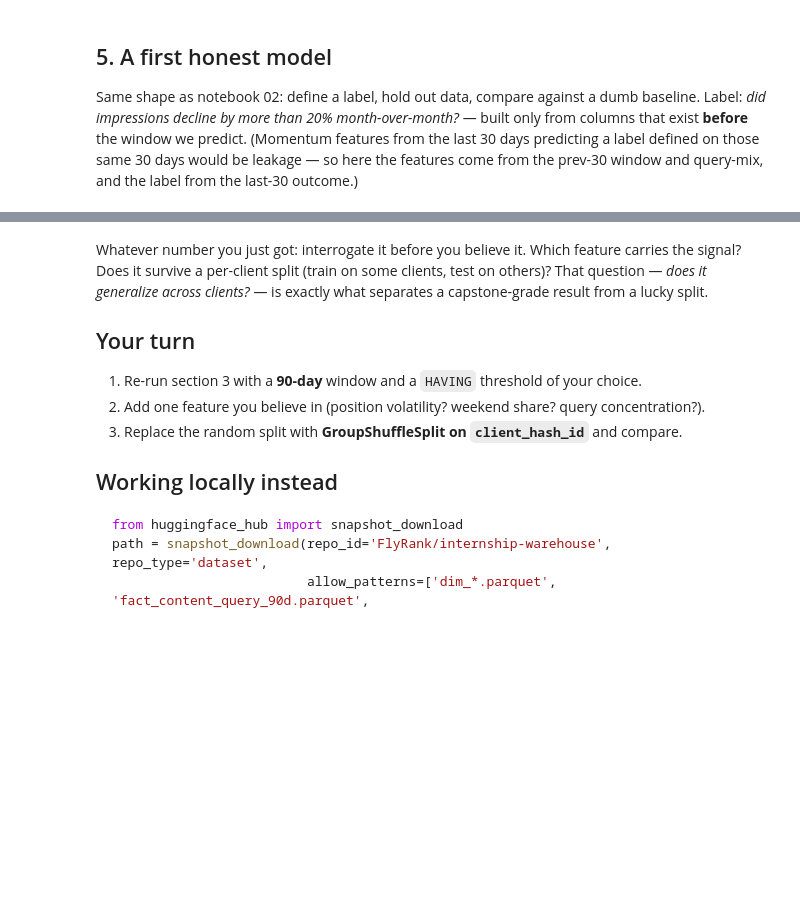
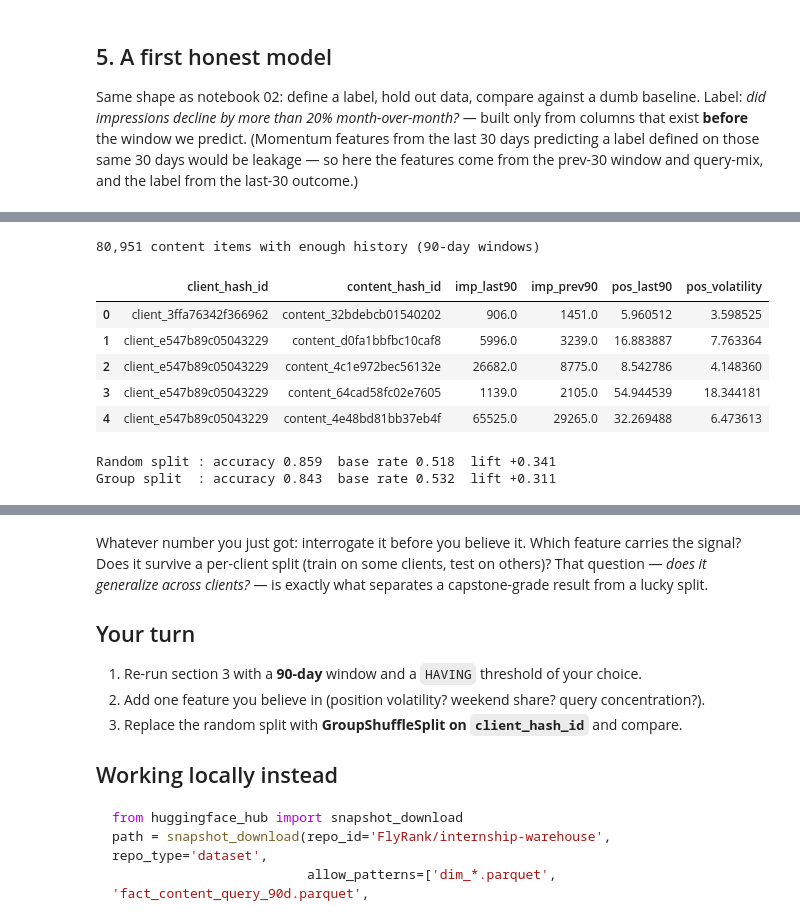
Before and after one commit to MbaliThusi/Mbali-Flyrank-intern-rep., a Jupyter notebook: notebooks/03_working_with_the_full_release.ipynb, the cells around one changed output, grey strips where cells are left out. Cells and saved outputs as stored; diff of their text form; code cells hidden in the pictures; blank space fills up the shorter version.

```diff
--- a/notebooks/03_working_with_the_full_release.ipynb
+++ b/notebooks/03_working_with_the_full_release.ipynb
@@ -154,0 +210,61 @@ print(classification_report(y_te, model.predict(X_te), digits=3))
+# %%
+features90 = con.sql(f"""
+    WITH bounds AS (
+        SELECT MAX(report_date) AS end_d FROM {TABLES['fact_daily']}
+    ),
+    windowed AS (
+        SELECT f.client_hash_id, f.content_hash_id,
+            SUM(CASE WHEN f.report_date >  b.end_d - INTERVAL 90 DAY THEN f.gsc_impressions ELSE 0 END) AS imp_last90,
+            SUM(CASE WHEN f.report_date <= b.end_d - INTERVAL 90 DAY THEN f.gsc_impressions ELSE 0 END) AS imp_prev90,
+            AVG(CASE WHEN f.report_date >  b.end_d - INTERVAL 90 DAY THEN f.gsc_avg_position END)       AS pos_last90,
+            STDDEV_SAMP(CASE WHEN f.report_date > b.end_d - INTERVAL 90 DAY THEN f.gsc_avg_position END) AS pos_volatility
+        FROM {TABLES['fact_daily']} f, bounds b
+        WHERE f.report_date > b.end_d - INTERVAL 180 DAY
+        GROUP BY 1, 2
+        HAVING imp_prev90 >= 500
+    )
+    SELECT * FROM windowed
+""").df()
+
+print(f'{len(features90):,} content items with enough history (90-day windows)')
+features90.head()
+# %% [output]
+80,951 content items with enough history (90-day windows)
+|  | client_hash_id | content_hash_id | imp_last90 | imp_prev90 | pos_last90 | pos_volatility |
+| 0 | client_3ffa76342f366962 | content_32bdebcb01540202 | 906.0 | 1451.0 | 5.960512 | 3.598525 |
+| 1 | client_e547b89c05043229 | content_d0fa1bbfbc10caf8 | 5996.0 | 3239.0 | 16.883887 | 7.763364 |
+| 2 | client_e547b89c05043229 | content_4c1e972bec56132e | 26682.0 | 8775.0 | 8.542786 | 4.148360 |
+| 3 | client_e547b89c05043229 | content_64cad58fc02e7605 | 1139.0 | 2105.0 | 54.944539 | 18.344181 |
+| 4 | client_e547b89c05043229 | content_4e48bd81bb37eb4f | 65525.0 | 29265.0 | 32.269488 | 6.473613 |
+# %%
+import numpy as np
+from sklearn.ensemble import RandomForestClassifier
+from sklearn.model_selection import train_test_split, GroupShuffleSplit
+from sklearn.metrics import accuracy_score
+
+data90 = features90.merge(qsignals, on='content_hash_id', how='left')
+data90['is_declining'] = (data90['imp_last90'] < 0.8 * data90['imp_prev90']).astype(int)
+
+cols = ['imp_prev90', 'pos_volatility', 'visible_queries', 'rare_share', 'anon_share', 'top_query_share']
+md = data90.dropna(subset=cols).reset_index(drop=True)
+X, y, groups = md[cols], md['is_declining'], md['client_hash_id']
+
+def run(X_tr, X_te, y_tr, y_te):
+    m = RandomForestClassifier(n_estimators=200, random_state=42, n_jobs=-1).fit(X_tr, y_tr)
+    acc = accuracy_score(y_te, m.predict(X_te))
+    base = max(y_te.mean(), 1 - y_te.mean())
+    return acc, base
+
+# Random split (pages from the same client can land in both train and test)
+X_tr, X_te, y_tr, y_te = train_test_split(X, y, test_size=0.25, random_state=42, stratify=y)
+acc_r, base_r = run(X_tr, X_te, y_tr, y_te)
+
+# Group split (each client is entirely in train or entirely in test)
+tr, te = next(GroupShuffleSplit(n_splits=1, test_size=0.25, random_state=42).split(X, y, groups))
+acc_g, base_g = run(X.iloc[tr], X.iloc[te], y.iloc[tr], y.iloc[te])
+
+print(f"Random split : accuracy {acc_r:.3f}  base rate {base_r:.3f}  lift {acc_r - base_r:+.3f}")
+print(f"Group split  : accuracy {acc_g:.3f}  base rate {base_g:.3f}  lift {acc_g - base_g:+.3f}")
+# %% [output]
+Random split : accuracy 0.859  base rate 0.518  lift +0.341
+Group split  : accuracy 0.843  base rate 0.532  lift +0.311
```
Also changed, not shown: parts of 7 cells of this notebook.
